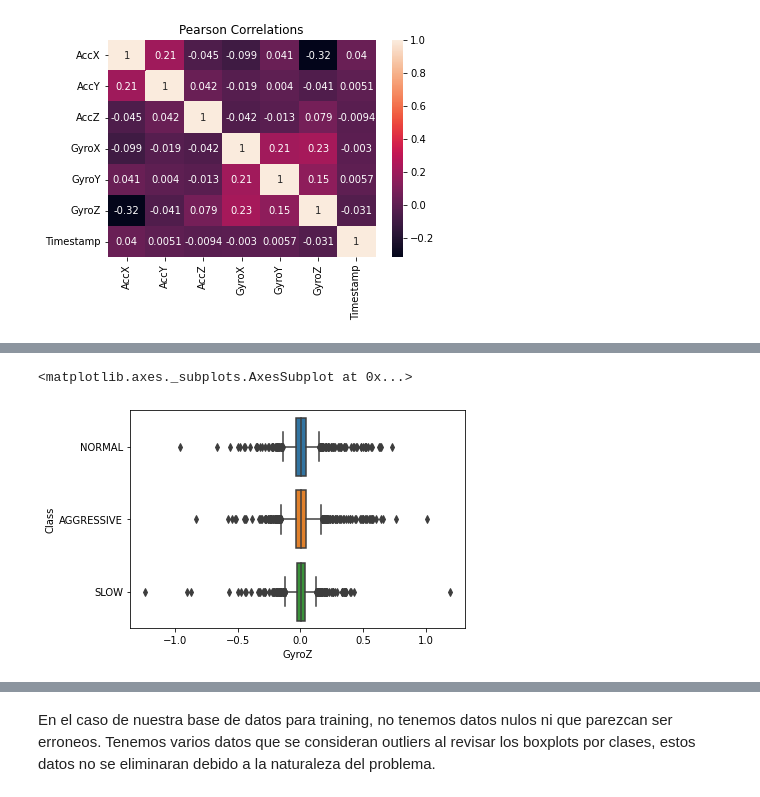
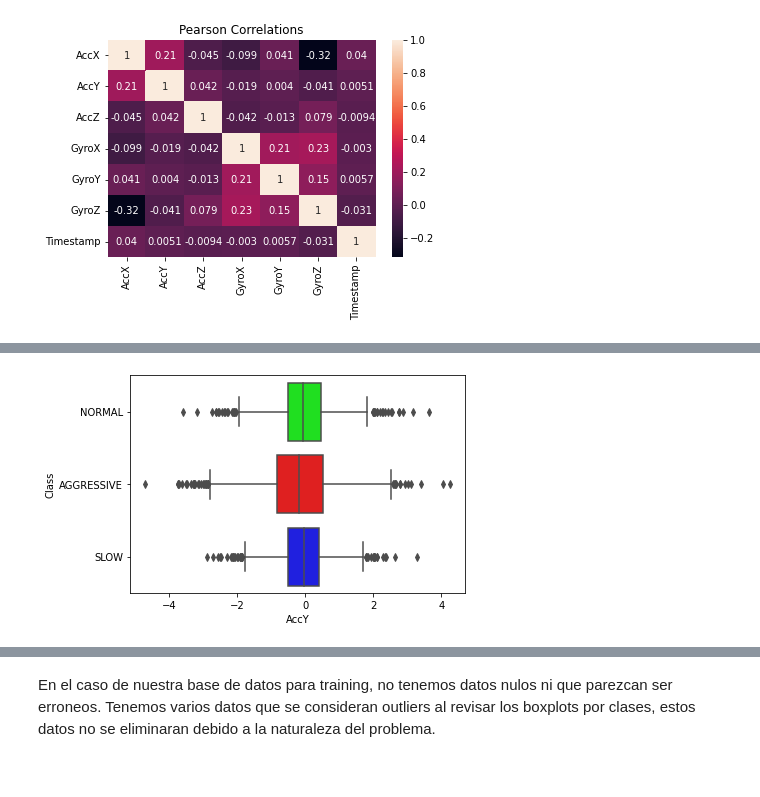
Before and after one commit to NoMolestar/Driving-Behavior-IA, a Jupyter notebook: code/Driving_Behavior.ipynb, the cells around one changed output, grey strips where cells are left out. Saved outputs shown, nothing was run; the diff lists cells and outputs as text; code cells hidden in the pictures.

```diff
--- a/code/Driving_Behavior.ipynb
+++ b/code/Driving_Behavior.ipynb
@@ -198,5 +181,5 @@ sns.boxplot(t_train['GyroY'],y=t_train['Class'])
-# %%
-sns.boxplot(t_train['GyroZ'],y=t_train['Class'])
-# %% [output]
-<matplotlib.axes._subplots.AxesSubplot at 0x...>
-[figure, removed]
+# %%
+# Relizaremos diagramas de cajas y bigotes para conocer los valores atipicos en AccY
+plot = sns.boxplot(t_train['AccY'],y=t_train['Class'], palette=["#0f0", "#f00", "#00f"])
+# %% [output]
+[figure, added]
```
Also changed, not shown: parts of 88 cells of this notebook.
